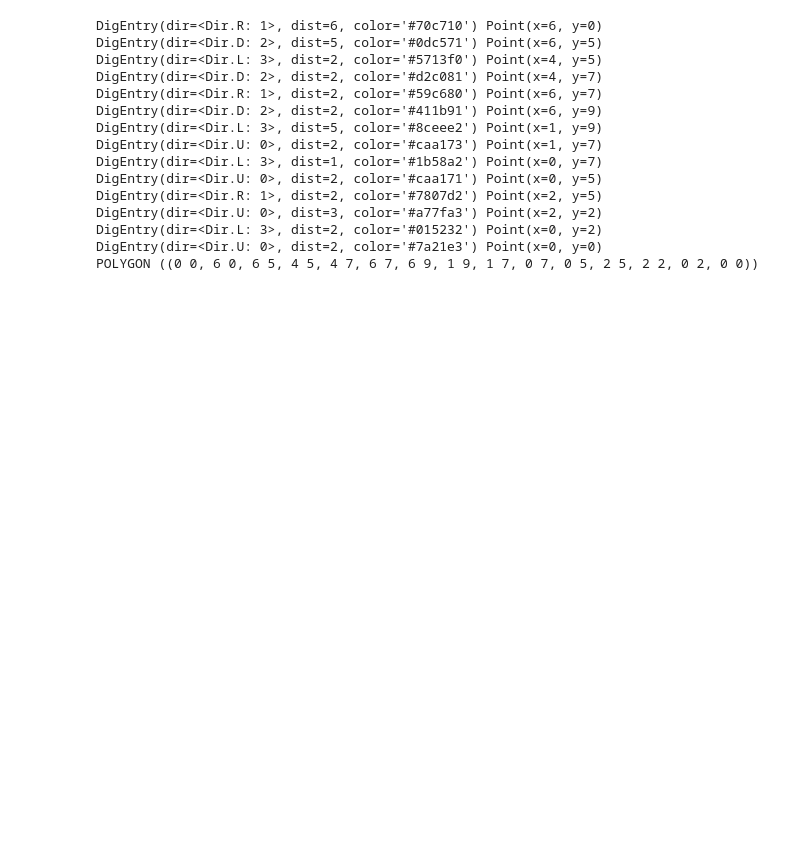
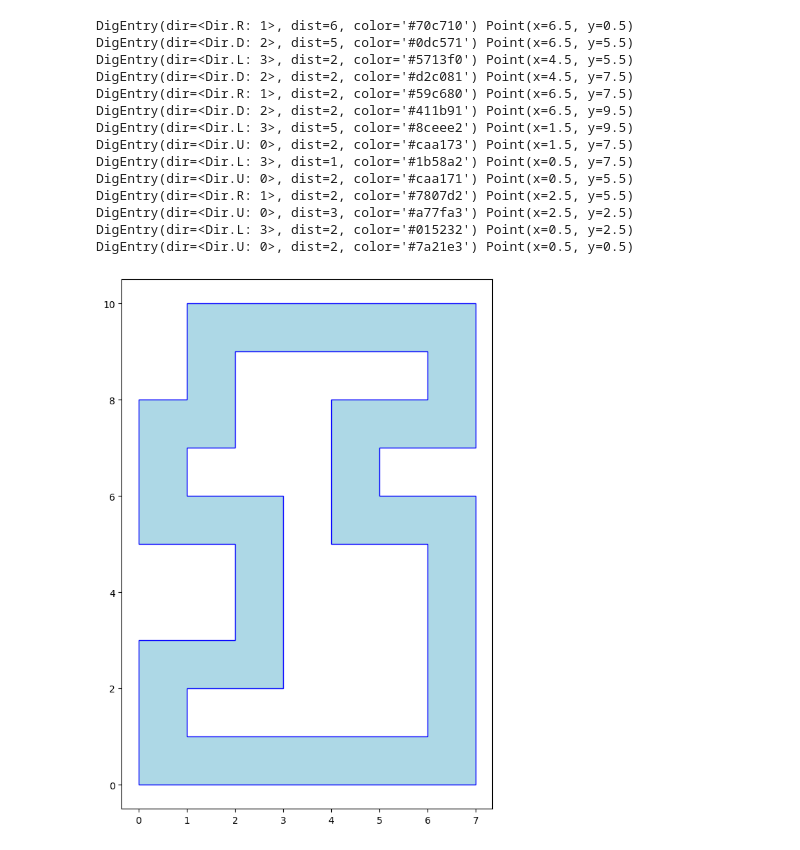
Before and after one commit to mdzimmerman/advent2023, a Jupyter notebook: day18/testing.ipynb, the cells around one changed output. Drawn from its saved outputs; the diff is of its cells as text; code cells hidden in the pictures; blank space fills up the shorter version.

```diff
--- a/day18/testing.ipynb
+++ b/day18/testing.ipynb
@@ -12,20 +27,20 @@ from day18 import DigPlan
 # %%
 plan = DigPlan.from_file("test.txt")
-print(plan.trench)
+plot_polygons([plan.trench])
 # %% [output]
-DigEntry(dir=<Dir.R: 1>, dist=6, color='#70c710') Point(x=6, y=0)
-DigEntry(dir=<Dir.D: 2>, dist=5, color='#0dc571') Point(x=6, y=5)
-DigEntry(dir=<Dir.L: 3>, dist=2, color='#5713f0') Point(x=4, y=5)
-DigEntry(dir=<Dir.D: 2>, dist=2, color='#d2c081') Point(x=4, y=7)
-DigEntry(dir=<Dir.R: 1>, dist=2, color='#59c680') Point(x=6, y=7)
-DigEntry(dir=<Dir.D: 2>, dist=2, color='#411b91') Point(x=6, y=9)
-DigEntry(dir=<Dir.L: 3>, dist=5, color='#8ceee2') Point(x=1, y=9)
-DigEntry(dir=<Dir.U: 0>, dist=2, color='#caa173') Point(x=1, y=7)
-DigEntry(dir=<Dir.L: 3>, dist=1, color='#1b58a2') Point(x=0, y=7)
-DigEntry(dir=<Dir.U: 0>, dist=2, color='#caa171') Point(x=0, y=5)
-DigEntry(dir=<Dir.R: 1>, dist=2, color='#7807d2') Point(x=2, y=5)
-DigEntry(dir=<Dir.U: 0>, dist=3, color='#a77fa3') Point(x=2, y=2)
-DigEntry(dir=<Dir.L: 3>, dist=2, color='#015232') Point(x=0, y=2)
-DigEntry(dir=<Dir.U: 0>, dist=2, color='#7a21e3') Point(x=0, y=0)
-POLYGON ((0 0, 6 0, 6 5, 4 5, 4 7, 6 7, 6 9, 1 9, 1 7, 0 7, 0 5, 2 5, 2 2, 0 2, 0 0))
+DigEntry(dir=<Dir.R: 1>, dist=6, color='#70c710') Point(x=6.5, y=0.5)
+DigEntry(dir=<Dir.D: 2>, dist=5, color='#0dc571') Point(x=6.5, y=5.5)
+DigEntry(dir=<Dir.L: 3>, dist=2, color='#5713f0') Point(x=4.5, y=5.5)
+DigEntry(dir=<Dir.D: 2>, dist=2, color='#d2c081') Point(x=4.5, y=7.5)
+DigEntry(dir=<Dir.R: 1>, dist=2, color='#59c680') Point(x=6.5, y=7.5)
+DigEntry(dir=<Dir.D: 2>, dist=2, color='#411b91') Point(x=6.5, y=9.5)
+DigEntry(dir=<Dir.L: 3>, dist=5, color='#8ceee2') Point(x=1.5, y=9.5)
+DigEntry(dir=<Dir.U: 0>, dist=2, color='#caa173') Point(x=1.5, y=7.5)
+DigEntry(dir=<Dir.L: 3>, dist=1, color='#1b58a2') Point(x=0.5, y=7.5)
+DigEntry(dir=<Dir.U: 0>, dist=2, color='#caa171') Point(x=0.5, y=5.5)
+DigEntry(dir=<Dir.R: 1>, dist=2, color='#7807d2') Point(x=2.5, y=5.5)
+DigEntry(dir=<Dir.U: 0>, dist=3, color='#a77fa3') Point(x=2.5, y=2.5)
+DigEntry(dir=<Dir.L: 3>, dist=2, color='#015232') Point(x=0.5, y=2.5)
+DigEntry(dir=<Dir.U: 0>, dist=2, color='#7a21e3') Point(x=0.5, y=0.5)
+[figure, added]
 # %%
```
Also changed, not shown: parts of 7 cells of this notebook, 2 other files.
